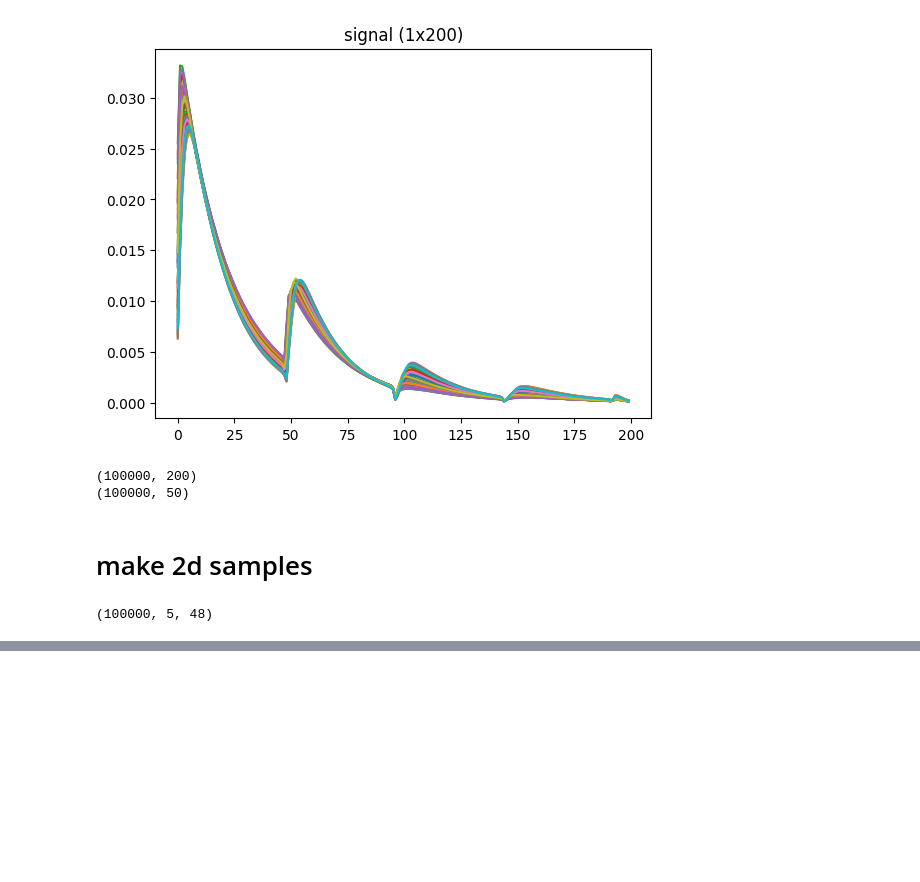
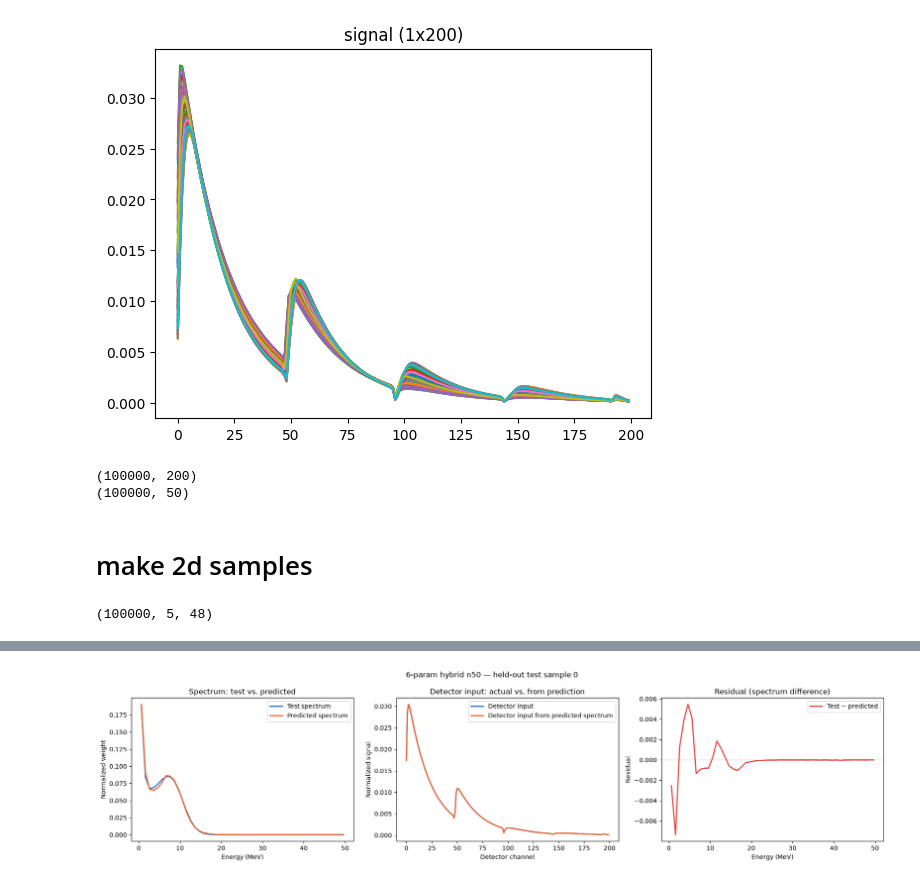
Before and after one commit to LivingW123/SAS-Analysis-Laser, a Jupyter notebook: gen_train_data.ipynb, the cells around one changed output, grey strips where cells are left out. Drawn from its saved outputs; the diff is of its cells as text; code cells hidden in the pictures; blank space fills up the shorter version.

```diff
--- a/gen_train_data.ipynb
+++ b/gen_train_data.ipynb
@@ -164,0 +208,19 @@ print(data_samples_2d.shape)  # this is the new X, if you're doing a 2D model
+# %%
+# DRM binned to 50 energy bins (matches the n50 model's training data exactly).
+import numpy as np
+EVAL_NUM_ENERGY_BINS = 50
+eval_bins_per_group = 200 // EVAL_NUM_ENERGY_BINS
+
+eval_drm_200 = np.loadtxt("res/drm/200x200.csv", delimiter=",").astype(np.float32)
+
+eval_drm = eval_drm_200.reshape(
+    EVAL_NUM_ENERGY_BINS, eval_bins_per_group, 200
+).mean(axis=1).astype(np.float32)
+
+eval_energy_bins_200 = np.linspace(0.25, 50.0, 200, dtype=np.float32)
+eval_energy_bins = eval_energy_bins_200.reshape(
+    EVAL_NUM_ENERGY_BINS, eval_bins_per_group
+).mean(axis=1).astype(np.float32)
+
+print("Binned DRM:", eval_drm.shape)
+print("Energy bins:", eval_energy_bins.shape)
@@ -164,0 +368,63 @@ print(data_samples_2d.shape)  # this is the new X, if you're doing a 2D model
+# %%
+# Run the model on a few held-out test spectra and plot:
+#   1. test spectrum vs. predicted spectrum
+#   2. actual detector input vs. detector input reconstructed from the
+#      predicted spectrum (forward-modeled through the DRM)
+#   3. residual (test spectrum - predicted spectrum)
+import matplotlib.pyplot as plt
+EVAL_COLOR_ACTUAL = "#2a78d6"     # categorical slot 1 (blue)
+EVAL_COLOR_PREDICTED = "#eb6834"  # categorical slot 2 (orange)
+EVAL_COLOR_RESIDUAL = "#e34948"   # categorical slot 8 (red)
+
+
+def eval_forward_model(spectrum, drm):
+    response = spectrum @ drm
+    return response / max(response.sum(), 1e-12)
+
+
+eval_sample_indices = [0, 1, 2]
+
+for idx in eval_sample_indices:
+    fine_in = eval_X_test_fine[idx:idx + 1]
+    coarse_in = eval_X_test_coarse[idx:idx + 1]
+
+    pred_spectrum = eval_model.predict(
+        {"fine_image": fine_in, "coarse_pixels": coarse_in}, verbose=0
+    )[0]
+
+    true_spectrum = eval_y_test[idx]
+    actual_detector_input = eval_X_test_l1[idx]
+    predicted_detector_input = eval_forward_model(pred_spectrum, eval_drm)
+    residual = true_spectrum - pred_spectrum
+
+    fig, axes = plt.subplots(1, 3, figsize=(18, 4.5))
+    fig.suptitle(f"6-param hybrid n50 — held-out test sample {idx}")
+
+    ax = axes[0]
+    ax.plot(eval_energy_bins, true_spectrum, color=EVAL_COLOR_ACTUAL, linewidth=2, label="Test spectrum")
+    ax.plot(eval_energy_bins, pred_spectrum, color=EVAL_COLOR_PREDICTED, linewidth=2, label="Predicted spectrum")
+    ax.set_xlabel("Energy (MeV)")
+    ax.set_ylabel("Normalized weight")
+    ax.set_title("Spectrum: test vs. predicted")
+    ax.legend()
+
+    ax = axes[1]
+    ax.plot(actual_detector_input, color=EVAL_COLOR_ACTUAL, linewidth=2, label="Detector input")
+    ax.plot(predicted_detector_input, color=EVAL_COLOR_PREDICTED, linewidth=2, label="Detector input from predicted spectrum")
+    ax.set_xlabel("Detector channel")
+    ax.set_ylabel("Normalized signal")
+    ax.set_title("Detector input: actual vs. from prediction")
+    ax.legend()
+
+    ax = axes[2]
+    ax.axhline(0, color="#c3c2b7", linewidth=1)
+    ax.plot(eval_energy_bins, residual, color=EVAL_COLOR_RESIDUAL, linewidth=2, label="Test − predicted")
+    ax.set_xlabel("Energy (MeV)")
+    ax.set_ylabel("Residual")
+    ax.set_title("Residual (spectrum difference)")
+    ax.legend()
+
+    plt.tight_layout()
+    plt.show()
+# %% [output]
+[figure, added]
```
Also changed, not shown: parts of 7 cells of this notebook, 1 other file.
